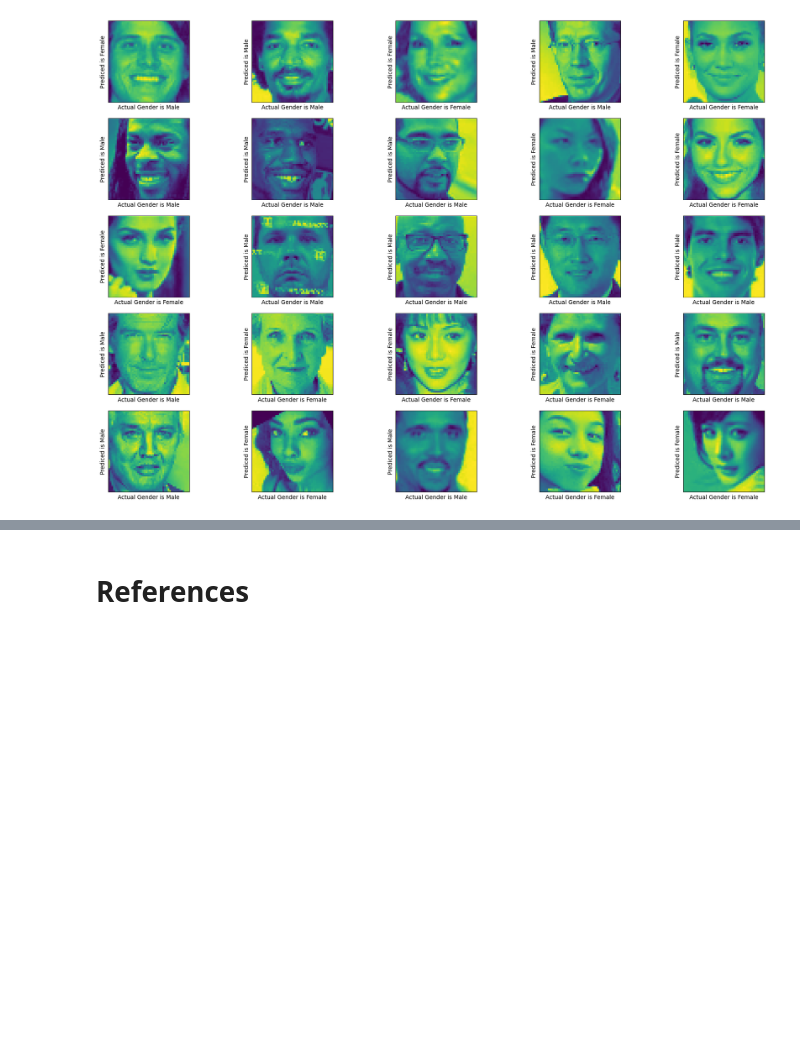
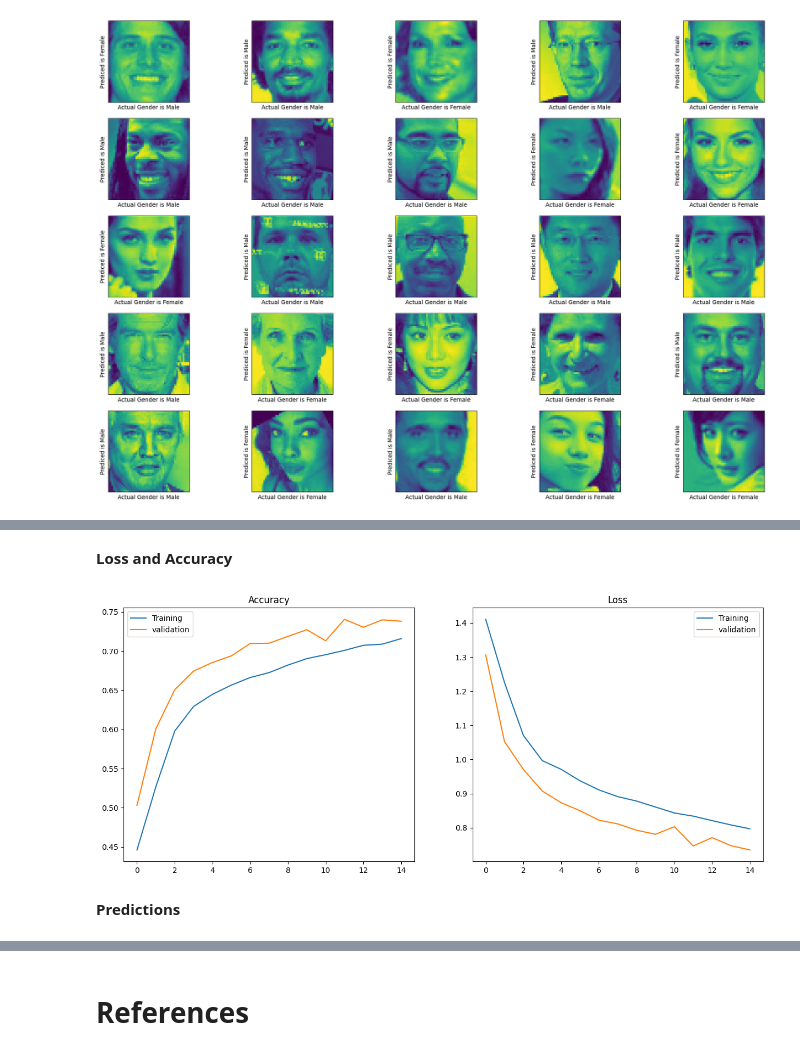
Before and after one commit to dr-mushtaq/Projects, a Jupyter notebook: Age,_Gender_and_Race_Prediction.ipynb, the cells around one changed output, grey strips where cells are left out. Saved outputs shown, nothing was run; the diff lists cells and outputs as text; code cells hidden in the pictures; blank space fills up the shorter version.

```diff
--- a/Age,_Gender_and_Race_Prediction.ipynb
+++ b/Age,_Gender_and_Race_Prediction.ipynb
@@ -467,0 +557,2 @@ testGender(x_test_gen,pred_gen, y_test_gen)
+# %%
+model_et.compile(optimizer='adam',loss = "sparse_categorical_crossentropy",metrics=['accuracy'])
@@ -467,0 +561,4 @@ testGender(x_test_gen,pred_gen, y_test_gen)
+# %%
+
+my_calls_2 = [keras.callbacks.EarlyStopping(monitor='val_accuracy',patience=3),
+            keras.callbacks.ModelCheckpoint("Model_Ethnicity.h5",verbose=1,save_best_only=True)]
@@ -467,0 +567,2 @@ testGender(x_test_gen,pred_gen, y_test_gen)
+# %%
+hist_et = model_et.fit(et_train_ds,epochs=22,validation_data=et_val_ds,callbacks=my_calls_2)
@@ -467,0 +597,23 @@ testGender(x_test_gen,pred_gen, y_test_gen)
+# %% [markdown]
+**Loss and Accuracy**
+# %%
+plt.figure(figsize=(15,6))
+
+plt.subplot(1,2,1)
+plt.plot(hist_et.epoch,hist_et.history['accuracy'],label = 'Training')
+plt.plot(hist_et.epoch,hist_et.history['val_accuracy'],label = 'validation')
+
+plt.title("Accuracy")
+plt.legend()
+
+plt.subplot(1,2,2)
+plt.plot(hist_et.epoch,hist_et.history['loss'],label = 'Training')
+plt.plot(hist_et.epoch,hist_et.history['val_loss'],label = 'validation')
+
+plt.title("Loss")
+plt.legend()
+plt.show()
+# %% [output]
+[figure, added]
+# %% [markdown]
+**Predictions**
```
Also changed, not shown: parts of 23 cells of this notebook.
